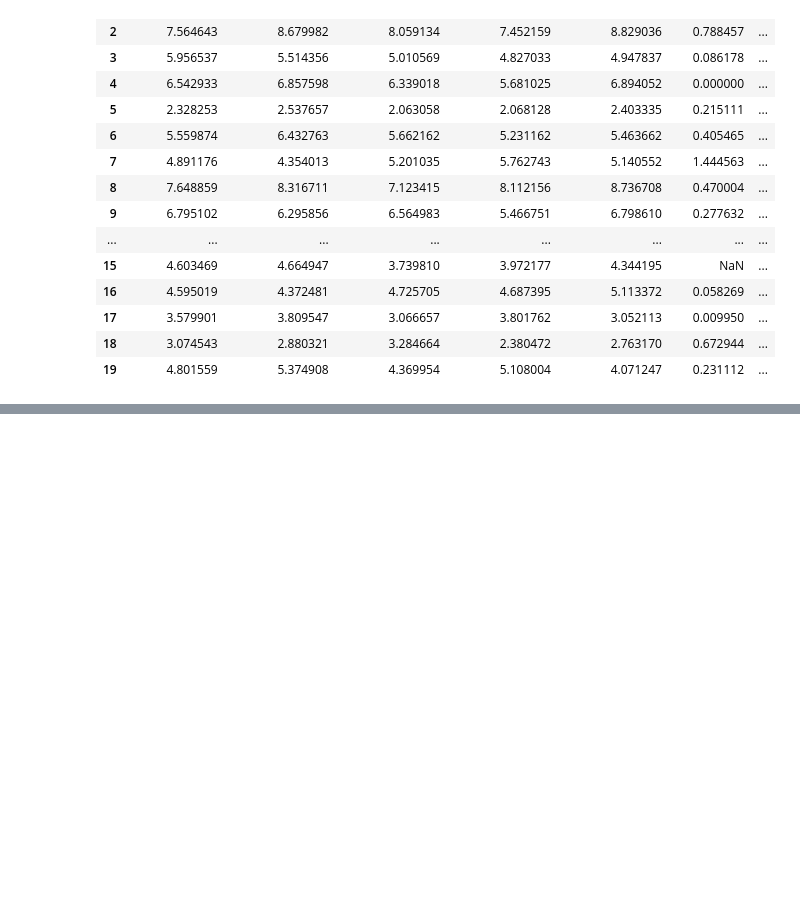
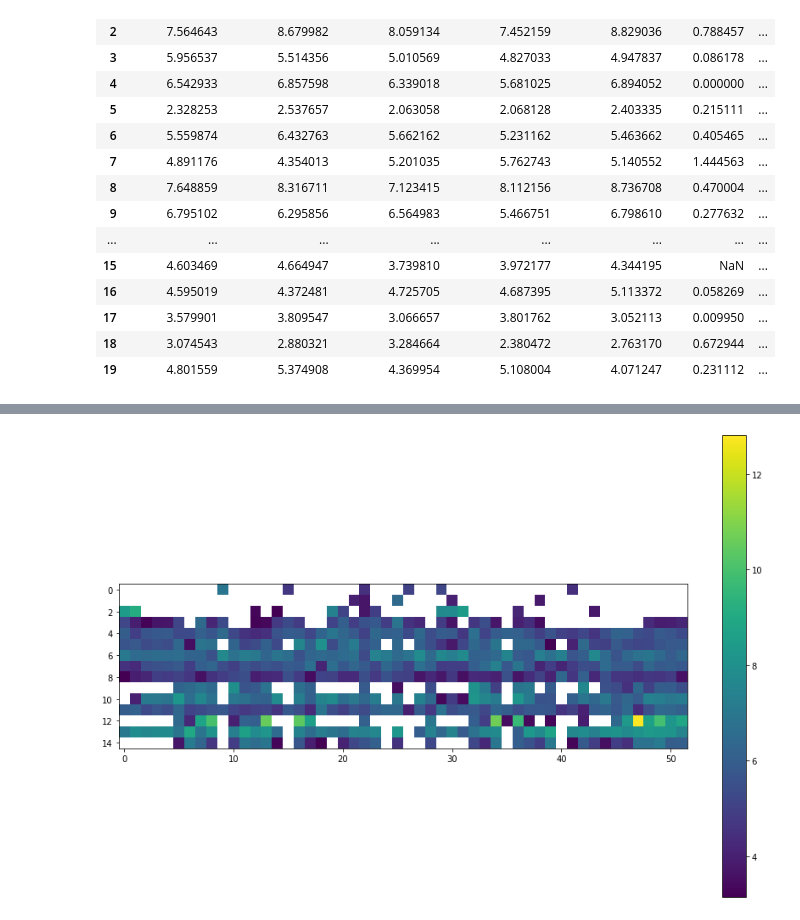
Before and after one commit to Sohambiswas8/BioML-Python, a Jupyter notebook: Notebooks/BioML.ipynb, the cells around one changed output, grey strips where cells are left out. Cells and saved outputs as stored; diff of their text form; code cells hidden in the pictures; blank space fills up the shorter version.

```diff
--- a/Notebooks/BioML.ipynb
+++ b/Notebooks/BioML.ipynb
@@ -567,0 +723,5 @@ gene_expression_data_log.head(20)
+# %%
+# flitering out values < 3
+# never take the log values
+cellLine_data_filtered = cellLine_data_float[cellLine_data_float > 3]
+cellLine_data_filtered
@@ -567,0 +747,9 @@ gene_expression_data_log.head(20)
+# %%
+# create heatmap
+
+plt.figure(figsize = (15, 10))
+plt.imshow(cellLine_data_filtered, cmap = "viridis")
+plt.colorbar()
+plt.show()
+# %% [output]
+[figure, added]
```
Also changed, not shown: parts of 11 cells of this notebook.
